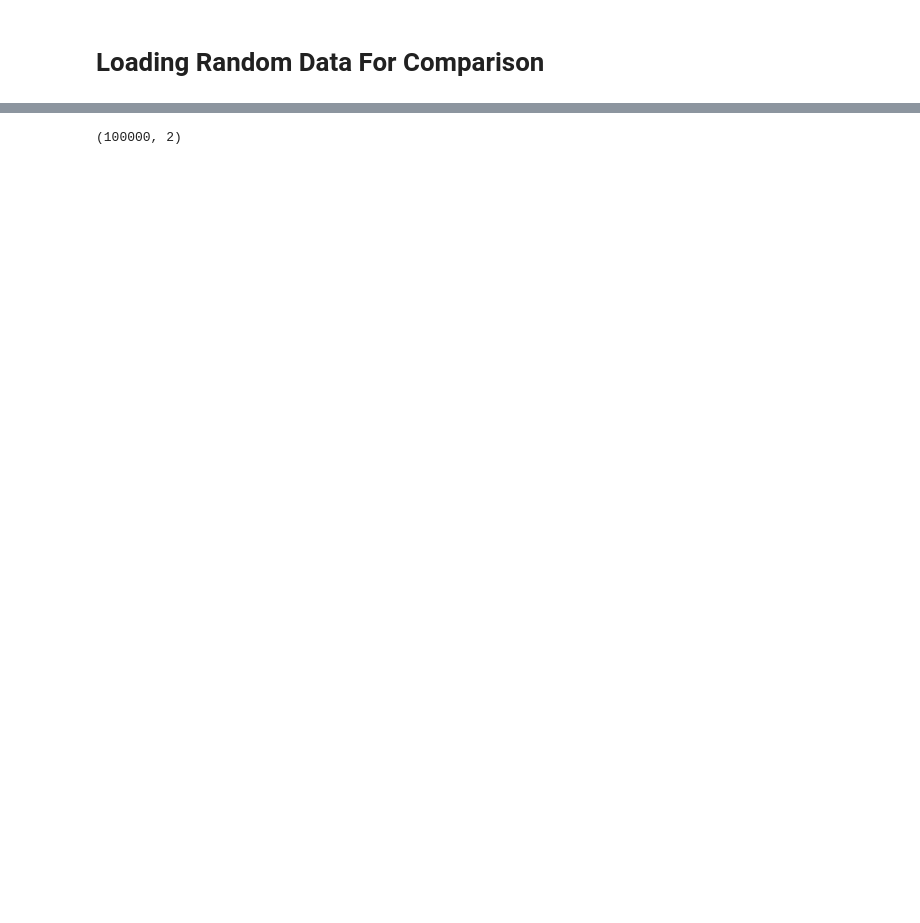
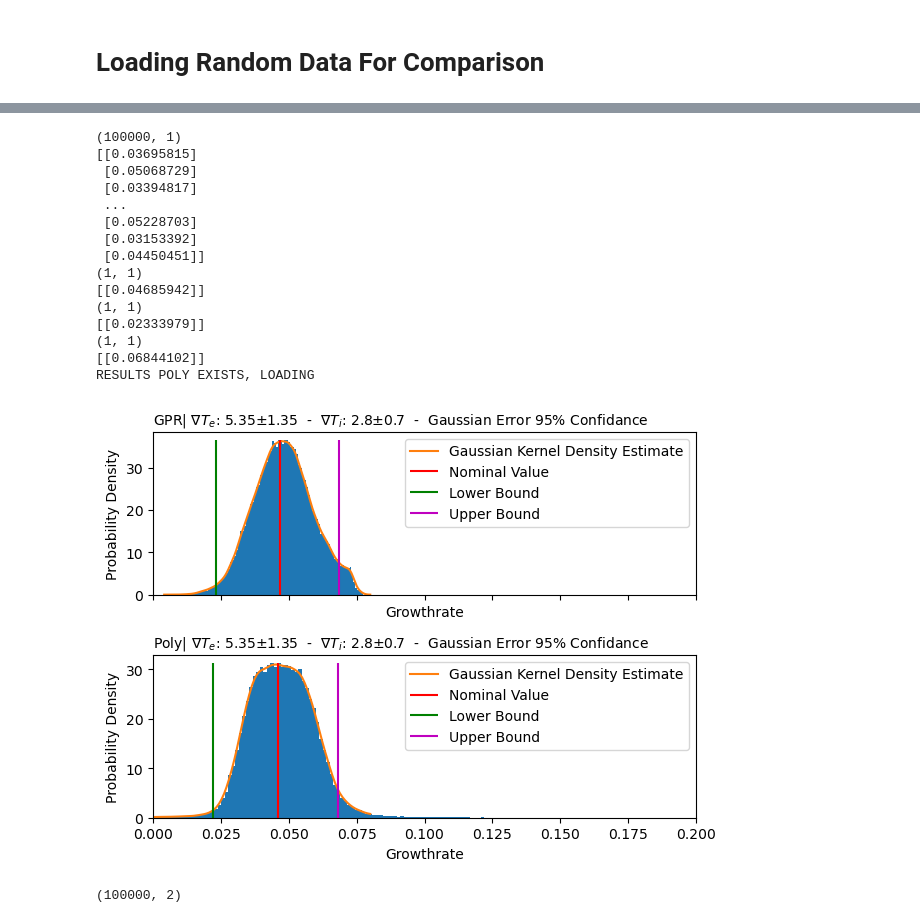
Before and after one commit to DanHarJor/GENE_UQ, a Jupyter notebook: staticSG.ipynb, the cells around one changed output, grey strips where cells are left out. Drawn from its saved outputs; the diff is of its cells as text; code cells hidden in the pictures; blank space fills up the shorter version.

```diff
--- a/staticSG.ipynb
+++ b/staticSG.ipynb
@@ -112,7 +88,7 @@ from GENE_ML.gene_ml.parsers.GENEparser import GENE_scan_parser
 parser = GENE_scan_parser()
 
 host = 'lumi'
-data_name = run_name#'SSG_2p_l7_uq'#f'SSG_{len(sampler.samples)}s_{len(parameters)}p_uq'#'1000s_2p_uq'
+data_name = 'SSG_2p_l7_uq'#run_name#'SSG_2p_l7_uq'#f'SSG_{len(sampler.samples)}s_{len(parameters)}p_uq'#'1000s_2p_uq'
 test_percentage=0
 # SSG_data = ScanData(data_name, parser, host, remote_path=remote_save_dir, test_percentage=test_percentage)
 
@@ -172,3 +149,9 @@ print(np.argwhere(~sample_order_bool))
+# %%
+from GENE_ML.gene_ml.models.SSG_POLY import SSG_POLY
+
+poly = SSG_POLY(ssg_sampler=sampler)
+
+poly.train(y=SSG_data.growthrate_train)
 # %% [markdown]
 # Loading Random Data For Comparison
 # %%
@@ -307,7 +343,7 @@ import numpy as np
 from GENE_ML.gene_ml.samplers.gaussian import Gaussian
 
 num_samples_g = 100000
-gaussian = Gaussian(bounds[1:], num_samples_g, parameters[1:])
+gaussian = Gaussian(bounds, num_samples_g, parameters)
 
-gaussian.samples_np
+gaussian.samples_np.shape
 # %% [output]
@@ -363,3 +351,66 @@ SHAPE (1, 2) (243, 2)
+# %%
+from scipy import stats
+from GENE_ML.gene_ml import visualise as vis
+from GENE_ML.gene_ml.results.results import ResultsUQ
+
+# growthrates, _ = gpr.predict(gaussian.samples_np)
+
+fig_uq, [ax1,ax2] = plt.subplots(2,1, sharex=True)
+
+results_uq_gpr = ResultsUQ('uq_gpr.resultsuq')
+results_uq_gpr.growthrate_predict_uqsamples = gpr.predict(gaussian.samples_np)[0]
+nominal_parameters = np.array([np.mean(b) for b in bounds]).reshape((2,1)).T
+results_uq_gpr.bounds = bounds
+results_uq_gpr.nominal_parameters = nominal_parameters
+results_uq_gpr.growthrate_nominal = gpr.predict(nominal_parameters)[0]
+lower_bounds = np.array([b[0] for b in bounds]).reshape(2,1).T
+results_uq_gpr.growthrate_lower_bound = gpr.predict(lower_bounds)[0]
+upper_bounds = np.array([b[1] for b in bounds]).reshape(2,1).T
+results_uq_gpr.growthrate_upper_bound = gpr.predict(upper_bounds)[0]
+
+# ax1.set_title('GPR')
+vis.forward_uq(ax1, results_uq_gpr, nbins=100, model_name='GPR', xlim=[0,0.2])
+
+results_uq_poly = ResultsUQ('uq_poly.resultsuq')
+if results_uq_poly.exists():
+    print('RESULTS POLY EXISTS, LOADING')
+    results_uq_poly = results_uq_poly.load()
+else:
+    print('RESULTS POLY DOES NOT EXIST, COMPUTING')
+    results_uq_poly.growthrate_predict_uqsamples = poly.predict(gaussian.samples_np)
+    nominal_parameters = np.array([np.mean(b) for b in bounds]).reshape((2,1)).T
+    results_uq_poly.bounds = bounds
+    results_uq_poly.nominal_parameters = nominal_parameters
+    results_uq_poly.growthrate_nominal = poly.predict(nominal_parameters)
+    lower_bounds = np.array([b[0] for b in bounds]).reshape(2,1).T
+    results_uq_poly.growthrate_lower_bound = poly.predict(lower_bounds)
+    upper_bounds = np.array([b[1] for b in bounds]).reshape(2,1).T
+    results_uq_poly.growthrate_upper_bound = poly.predict(upper_bounds)
+    results_uq_poly.save()
+
+# ax2.set_title('Polynomial')
+vis.forward_uq(ax2, results_uq_poly, nbins=1000, model_name='Poly',xlim=[0,0.2])
+
+# fig_residuals.suptitle(model_name)
+fig_uq.tight_layout()
+fig_uq.show()
+# %% [output]
+(100000, 1)
+[[0.03695815]
+ [0.05068729]
+ [0.03394817]
+ ...
+ [0.05228703]
+ [0.03153392]
+ [0.04450451]]
+(1, 1)
+[[0.04685942]]
+(1, 1)
+[[0.02333979]]
+(1, 1)
+[[0.06844102]]
+RESULTS POLY EXISTS, LOADING
+[figure, added]
 # %%
 import numpy as np
 from GENE_ML.gene_ml.samplers.uniform import Uniform
```
Also changed, not shown: parts of 25 cells of this notebook.
